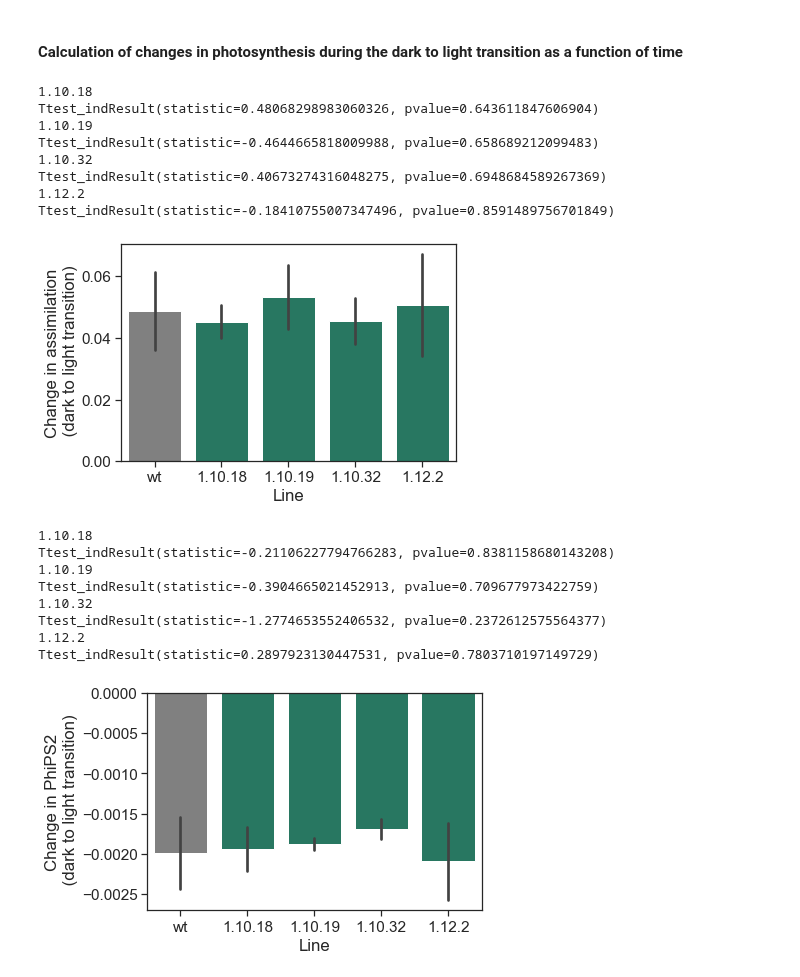
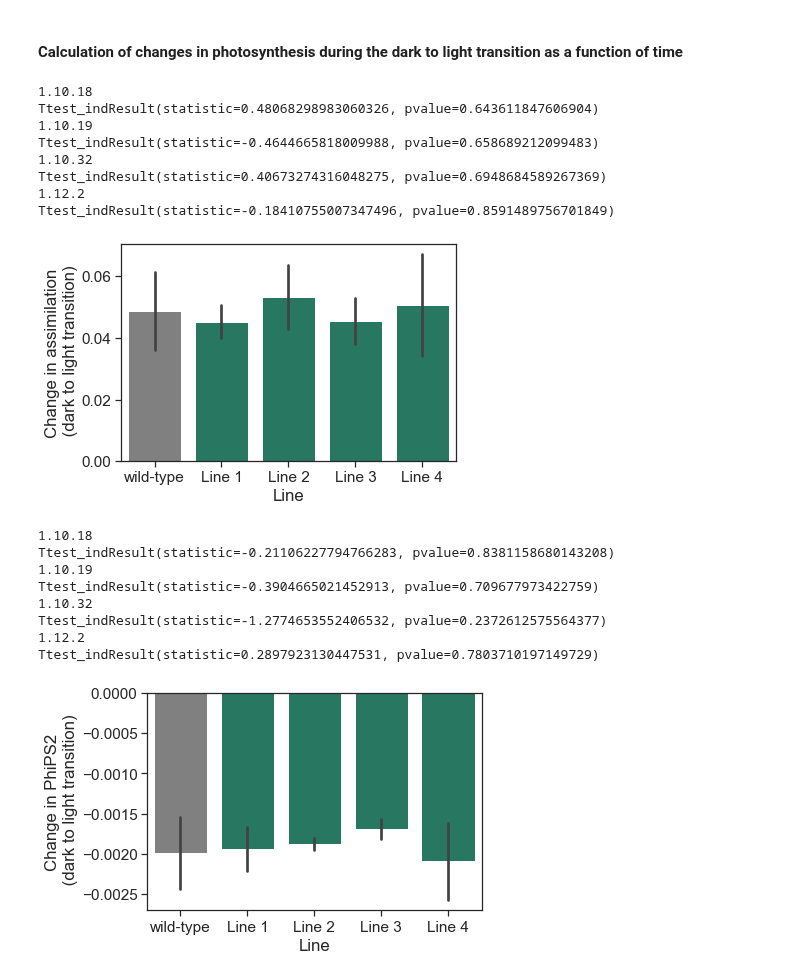
Before and after one commit to RonaCostello/Thesis, a Jupyter notebook: plots/chapter3_lr_curves.ipynb, the cells around one changed output. Cells and saved outputs as stored; diff of their text form; code cells hidden in the pictures.

Commit message:
Rename plant lines 1-4 for simplicity

```diff
--- a/plots/chapter3_lr_curves.ipynb
+++ b/plots/chapter3_lr_curves.ipynb
@@ -197,6 +204,9 @@ transition_df['NPQ'] = pd.to_numeric(transition_df.NPQ, errors='coerce')
 transition_df['qP'] = pd.to_numeric(transition_df.qP, errors='coerce')
 transition_df['qN'] = pd.to_numeric(transition_df.qN, errors='coerce')
 
+line_dict = {'wt': 'wild-type', '1.10.18': 'Line 1', '1.10.19': 'Line 2', '1.10.32': 'Line 3', '1.12.2': 'Line 4'}
+transition_df['Line_name'] = transition_df['plot'].map(line_dict)
+
 transition_df_grouped = transition_df.groupby(['Q_rounded', 'plot', 'type']).agg({'A': ['mean', 'std'], 'PhiPS2': ['mean', 'std'],
                                                                'ETR': ['mean', 'std'], 'NPQ': ['mean', 'std'], 'qP': ['mean', 'std'],
                                                                'qN': ['mean', 'std']})
@@ -255,7 +265,7 @@ plot_curve(grouped_NPQ_df[(grouped_NPQ_df['Q_rounded'] == 1500) | (grouped_NPQ_d
 # %% [markdown]
 #### Calculation of changes in photosynthesis during the dark to light transition as a function of time
 # %%
-def plot_dark_to_light_change(trait, x_axis_name, low_light_level):
+def plot_dark_to_light_change(trait, x_axis_name, low_light_level, file_name):
     plants = transition_df['plant'].unique()
     plants = list(plants)
 
@@ -282,6 +292,9 @@ def plot_dark_to_light_change(trait, x_axis_name, low_light_level):
     trait_recovery_df = pd.DataFrame(list(zip(plants, lines, types, trait_1500, trait_0, time_1500, time_0)), columns =['Plant', 'Line', 'Type', 'trait_1500', 'trait_0', 'time_1500', 'time_0'])
     trait_recovery_df['trait_recovery'] = (trait_recovery_df['trait_1500'] - trait_recovery_df['trait_0'])/(trait_recovery_df['time_1500'] - trait_recovery_df['time_0'])
 
+    line_dict = {'wt': 'wild-type', '1.10.18': 'Line 1', '1.10.19': 'Line 2', '1.10.32': 'Line 3', '1.12.2': 'Line 4'}
+    trait_recovery_df['Line_name'] = trait_recovery_df['Line'].map(line_dict)
+
     if trait == 'NPQ':
         failed_samples = trait_recovery_df[trait_recovery_df['trait_0'] == -1]
         failed_samples_list = failed_samples['Plant'].unique()
@@ -298,24 +311,27 @@ def plot_dark_to_light_change(trait, x_axis_name, low_light_level):
         print(t_test)
 
     colours = ['gray', '#009E73']
-    ax = sns.barplot(x="Line", y="trait_recovery", hue="Type", data=trait_recovery_df, dodge=False, ci='sd', palette=colours, saturation=0.5,
-                    order=['wt', '1.10.18', '1.10.19', '1.10.32', '1.12.2'])
+    ax = sns.barplot(x="Line_name", y="trait_recovery", hue="Type", data=trait_recovery_df, dodge=False, ci='sd', palette=colours, saturation=0.5,
+                    order=['wild-type', 'Line 1', 'Line 2', 'Line 3', 'Line 4'])
     ax.legend_.remove()
     ax.set_ylabel(f'Change in {x_axis_name}\n (dark to light transition)')
+    ax.set_xlabel('Line')
+
+    plt.savefig(file_name, transparent=True, dpi=300, bbox_inches='tight')
 # %%
-plot_dark_to_light_change('A', 'assimilation', 0)
+plot_dark_to_light_change('A', 'assimilation', 0, '../figures/dark_to_light_assimilation_change.pdf')
 # %% [output]
 1.10.18
 Ttest_indResult(statistic=0.48068298983060326, pvalue=0.643611847606904)
 1.10.19
 Ttest_indResult(statistic=-0.4644665818009988, pvalue=0.658689212099483)
 1.10.32
 Ttest_indResult(statistic=0.40673274316048275, pvalue=0.6948684589267369)
 1.12.2
 Ttest_indResult(statistic=-0.18410755007347496, pvalue=0.8591489756701849)
-[figure, old version]
+[figure, new version]
 # %%
-plot_dark_to_light_change('PhiPS2', 'PhiPS2', 25)
+plot_dark_to_light_change('PhiPS2', 'PhiPS2', 25, '../figures/dark_to_light_phips2_change.pdf')
 # %% [output]
 1.10.18
 Ttest_indResult(statistic=-0.21106227794766283, pvalue=0.8381158680143208)
@@ -325,5 +341,5 @@ Ttest_indResult(statistic=-0.3904665021452913, pvalue=0.709677973422759)
 Ttest_indResult(statistic=-1.2774653552406532, pvalue=0.2372612575564377)
 1.12.2
 Ttest_indResult(statistic=0.2897923130447531, pvalue=0.7803710197149729)
-[figure, old version]
+[figure, new version]
 # %%
```
Also changed, not shown: parts of 14 cells of this notebook, 4 other files.
